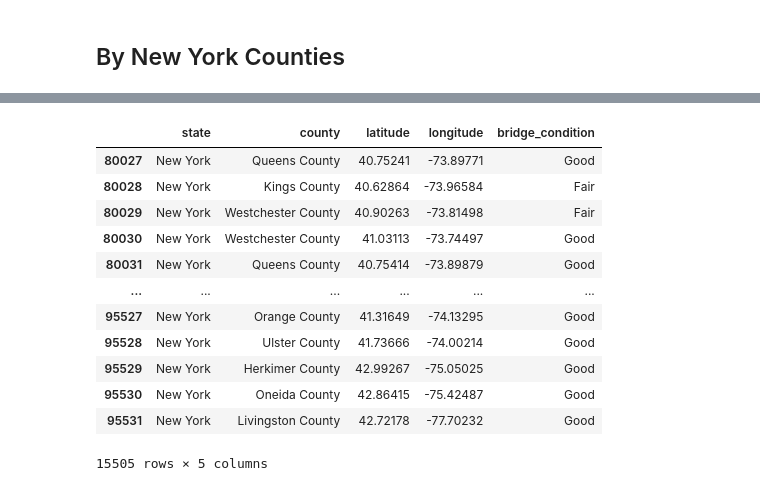
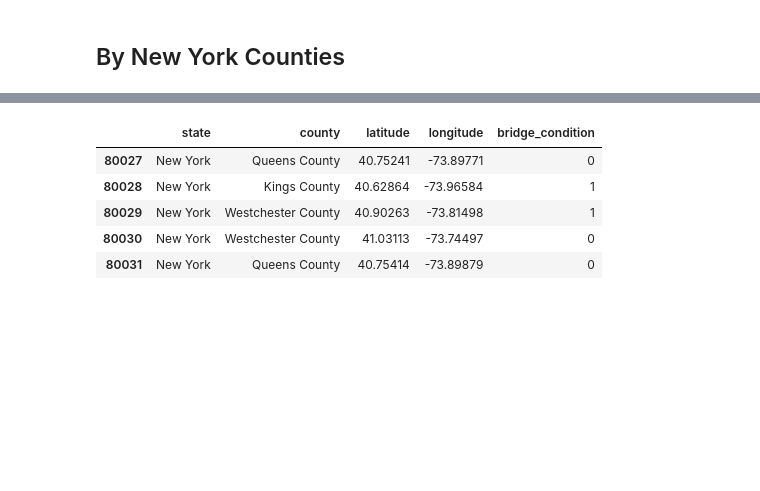
Before and after one commit to Milenaafeworki/Bridges-Condition-Classification, a Jupyter notebook: Visualizations.ipynb, the cells around one changed output, grey strips where cells are left out. Saved outputs shown, nothing was run; the diff lists cells and outputs as text; code cells hidden in the pictures; blank space fills up the shorter version.

```diff
--- a/Visualizations.ipynb
+++ b/Visualizations.ipynb
@@ -685,17 +391,11 @@ ny_df
 # %%
-ny_dfx = df[['state','county', 'latitude','longitude', 'bridge_condition']]
-ny_dfx[ny_dfx['state']=='New York']
+ny_df = df2[['state','county', 'latitude','longitude', 'bridge_condition']]
+ny_dfx = ny_df[ny_df['state']=='  New York']
+ny_dfx.head()
 # %% [output]
 |  | state | county | latitude | longitude | bridge_condition |
-| 80027 | New York | Queens County | 40.75241 | -73.89771 | Good |
-| 80028 | New York | Kings County | 40.62864 | -73.96584 | Fair |
-| 80029 | New York | Westchester County | 40.90263 | -73.81498 | Fair |
-| 80030 | New York | Westchester County | 41.03113 | -73.74497 | Good |
-| 80031 | New York | Queens County | 40.75414 | -73.89879 | Good |
-| ... | ... | ... | ... | ... | ... |
-| 95527 | New York | Orange County | 41.31649 | -74.13295 | Good |
-| 95528 | New York | Ulster County | 41.73666 | -74.00214 | Good |
-| 95529 | New York | Herkimer County | 42.99267 | -75.05025 | Good |
-| 95530 | New York | Oneida County | 42.86415 | -75.42487 | Good |
-| 95531 | New York | Livingston County | 42.72178 | -77.70232 | Good |
+| 80027 | New York | Queens County | 40.75241 | -73.89771 | 0 |
+| 80028 | New York | Kings County | 40.62864 | -73.96584 | 1 |
+| 80029 | New York | Westchester County | 40.90263 | -73.81498 | 1 |
+| 80030 | New York | Westchester County | 41.03113 | -73.74497 | 0 |
+| 80031 | New York | Queens County | 40.75414 | -73.89879 | 0 |
-15505 rows × 5 columns
```
Also changed, not shown: parts of 57 cells of this notebook, 5 other files.
